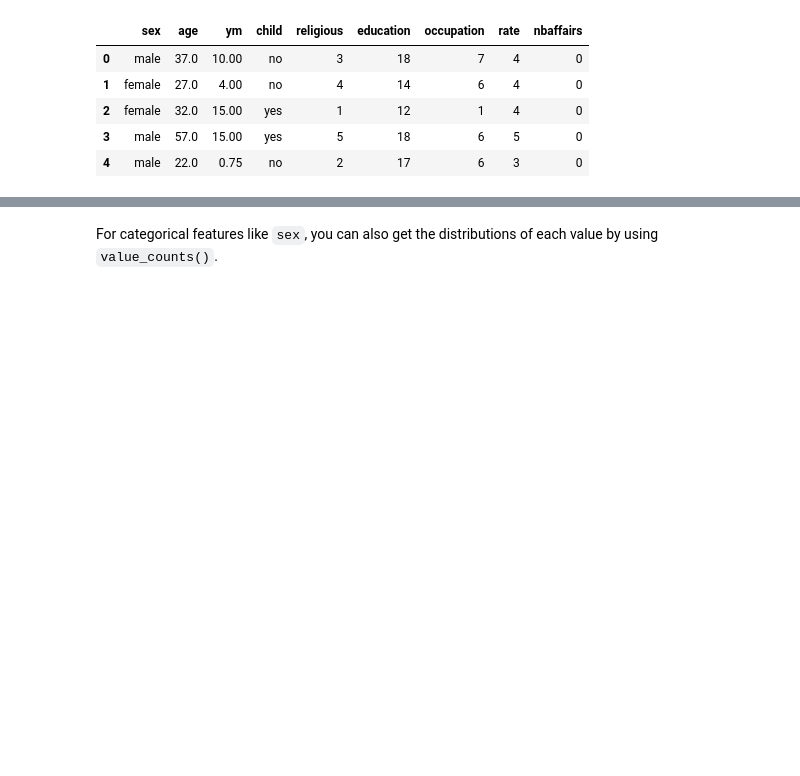
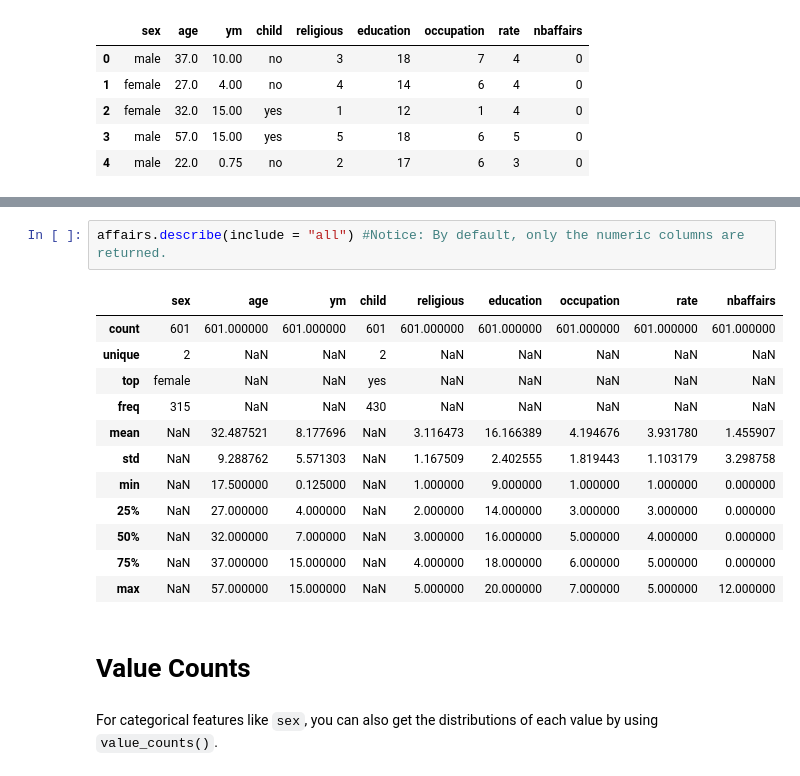
Before and after one commit to MartinSeeler/python-data-exploration, a Jupyter notebook: Exploring Datasets.ipynb, the cells around one changed output, grey strips where cells are left out. Cells and saved outputs as stored; diff of their text form; blank space fills up the shorter version.

```diff
--- a/Exploring Datasets.ipynb
+++ b/Exploring Datasets.ipynb
@@ -73,3 +175,20 @@ Name: sex, dtype: object
+# %%
+affairs.describe(include = "all") #Notice: By default, only the numeric columns are returned.
+# %% [output]
+|  | sex | age | ym | child | religious | education | occupation | rate | nbaffairs |
+| count | 601 | 601.000000 | 601.000000 | 601 | 601.000000 | 601.000000 | 601.000000 | 601.000000 | 601.000000 |
+| unique | 2 | NaN | NaN | 2 | NaN | NaN | NaN | NaN | NaN |
+| top | female | NaN | NaN | yes | NaN | NaN | NaN | NaN | NaN |
+| freq | 315 | NaN | NaN | 430 | NaN | NaN | NaN | NaN | NaN |
+| mean | NaN | 32.487521 | 8.177696 | NaN | 3.116473 | 16.166389 | 4.194676 | 3.931780 | 1.455907 |
+| std | NaN | 9.288762 | 5.571303 | NaN | 1.167509 | 2.402555 | 1.819443 | 1.103179 | 3.298758 |
+| min | NaN | 17.500000 | 0.125000 | NaN | 1.000000 | 9.000000 | 1.000000 | 1.000000 | 0.000000 |
+| 25% | NaN | 27.000000 | 4.000000 | NaN | 2.000000 | 14.000000 | 3.000000 | 3.000000 | 0.000000 |
+| 50% | NaN | 32.000000 | 7.000000 | NaN | 3.000000 | 16.000000 | 5.000000 | 4.000000 | 0.000000 |
+| 75% | NaN | 37.000000 | 15.000000 | NaN | 4.000000 | 18.000000 | 6.000000 | 5.000000 | 0.000000 |
+| max | NaN | 57.000000 | 15.000000 | NaN | 5.000000 | 20.000000 | 7.000000 | 5.000000 | 12.000000 |
+# %% [markdown]
+# Value Counts
 # %% [markdown]
 For categorical features like `sex`, you can also get the distributions of each value by using `value_counts()`.
 # %%
```
Also changed, not shown: parts of 52 cells of this notebook.
